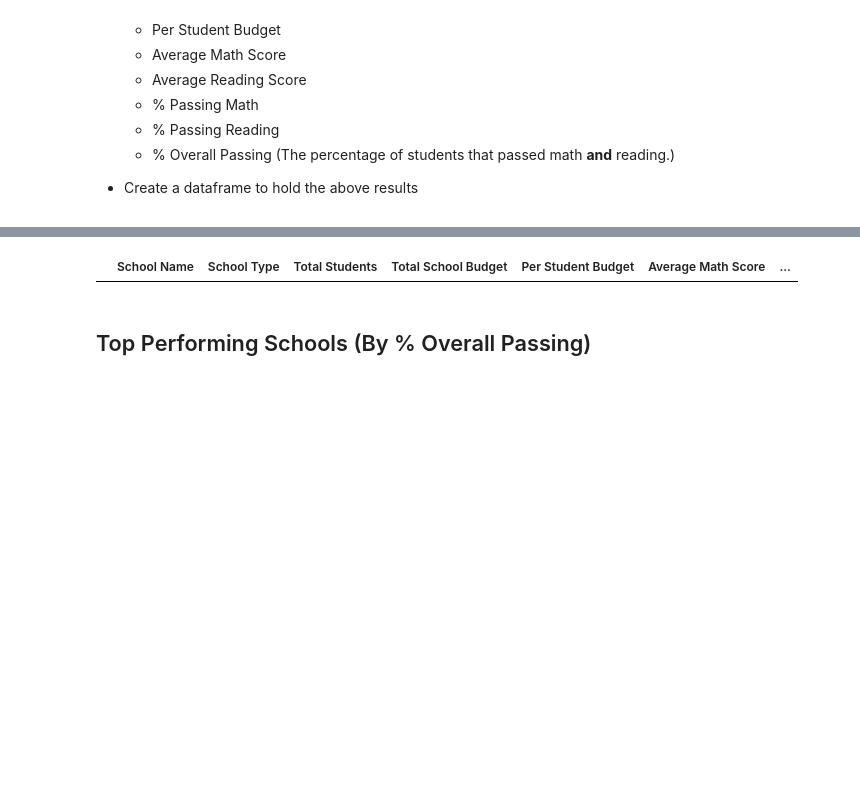
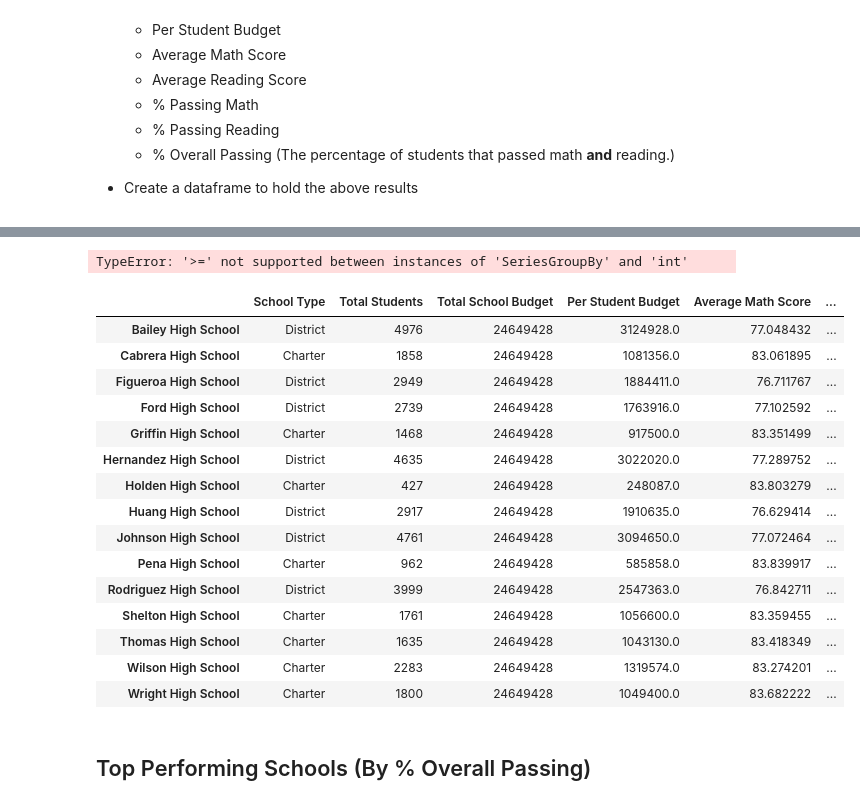
Before and after one commit to alaniwalaa/pandas-challenge, a Jupyter notebook: PyCitySchools/PyCitySchools_starter.ipynb, the cells around one changed output, grey strips where cells are left out. Saved outputs shown, nothing was run; the diff lists cells and outputs as text; code cells hidden in the pictures; blank space fills up the shorter version.

Commit message:
school summary section - key metrics

```diff
--- a/PyCitySchools/PyCitySchools_starter.ipynb
+++ b/PyCitySchools/PyCitySchools_starter.ipynb
@@ -175,7 +178,7 @@ Pena High School          962
 Holden High School        427
 Name: school_name, dtype: int64
 # %%
-# counting total budget of each school
-school_budget = merged_data['school_name'].sum()['budget']
+#Counting total budget of each school
+school_budget = merged_data.groupby(['school_name']).sum()['budget']
 school_budget
 # %% [output]
@@ -182,0 +210,4 @@ TypeError: string indices must be integers
+# %%
+#Per student budget
+per_student_budget = school_budget/students_in_school
+per_student_budget
@@ -182,0 +236,4 @@ TypeError: string indices must be integers
+# %%
+#Average Math Score
+average_math = merged_data.groupby(["school_name"])["math_score"].mean()
+average_math
@@ -182,0 +258,4 @@ TypeError: string indices must be integers
+# %%
+#Average Reading Score
+average_reading = merged_data.groupby(["school_name"])["reading_score"].mean()
+average_reading
@@ -182,0 +280,6 @@ TypeError: string indices must be integers
+# %%
+#% Passing Math
+percent_math = ((merged_data.groupby(["school_name"])["math_score"] >= 70).mean()) * 100
+percent_math_score
+# %% [output]
+TypeError: '>=' not supported between instances of 'SeriesGroupBy' and 'int'
@@ -183,18 +290,34 @@ TypeError: string indices must be integers
 # %%
-each_school_df = pd.DataFrame(columns={"School Name": ['school_name'],
-                           "School Type": school_data_complete["type"],
-                           "Total Students": total_students,
-                            "Total School Budget": total_school_budget,
-                            "Per Student Budget": school_data_complete["budget"],
-                            "Average Math Score": 'average_math_score',
-                            "Average Reading Score": 'average_read_score',
-                            "% Passing Marth": 'percent_math_score',
-                            "% Passing Reading": 'percent_read_score',
-                            "% Overall Passing": 'percent_math_reading'
+#Create a dataframe to hold the above results
+each_school_df = pd.DataFrame({
+                           "School Type": school_type,
+                           "Total Students": students_in_school,
+                           "Total School Budget": total_school_budget,
+                           "Per Student Budget": per_student_budget,
+                           "Average Math Score": average_math,
+                           "Average Reading Score": average_reading
+#                             "% Passing Marth": percent_math_score,
+#                             "% Passing Reading": percent_read_score,
+#                             "% Overall Passing": percent_math_reading
                               })
 each_school_df
 # %% [output]
-|  | School Name | School Type | Total Students | Total School Budget | Per Student Budget | Average Math Score | ... |
+|  | School Type | Total Students | Total School Budget | Per Student Budget | Average Math Score | ... |
+| Bailey High School | District | 4976 | 24649428 | 3124928.0 | 77.048432 | ... |
+| Cabrera High School | Charter | 1858 | 24649428 | 1081356.0 | 83.061895 | ... |
+| Figueroa High School | District | 2949 | 24649428 | 1884411.0 | 76.711767 | ... |
+| Ford High School | District | 2739 | 24649428 | 1763916.0 | 77.102592 | ... |
+| Griffin High School | Charter | 1468 | 24649428 | 917500.0 | 83.351499 | ... |
+| Hernandez High School | District | 4635 | 24649428 | 3022020.0 | 77.289752 | ... |
+| Holden High School | Charter | 427 | 24649428 | 248087.0 | 83.803279 | ... |
+| Huang High School | District | 2917 | 24649428 | 1910635.0 | 76.629414 | ... |
+| Johnson High School | District | 4761 | 24649428 | 3094650.0 | 77.072464 | ... |
+| Pena High School | Charter | 962 | 24649428 | 585858.0 | 83.839917 | ... |
+| Rodriguez High School | District | 3999 | 24649428 | 2547363.0 | 76.842711 | ... |
+| Shelton High School | Charter | 1761 | 24649428 | 1056600.0 | 83.359455 | ... |
+| Thomas High School | Charter | 1635 | 24649428 | 1043130.0 | 83.418349 | ... |
+| Wilson High School | Charter | 2283 | 24649428 | 1319574.0 | 83.274201 | ... |
+| Wright High School | Charter | 1800 | 24649428 | 1049400.0 | 83.682222 | ... |
 # %% [markdown]
 ## Top Performing Schools (By % Overall Passing)
 # %% [markdown]
```
Also changed, not shown: parts of 13 cells of this notebook.
